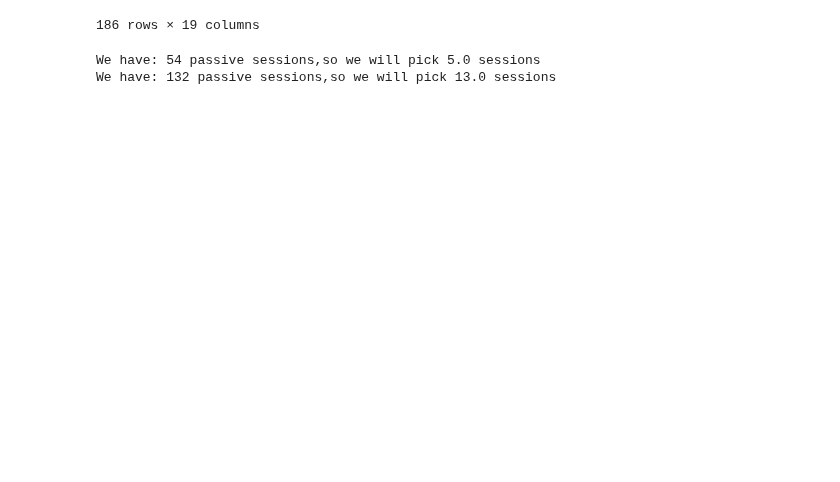
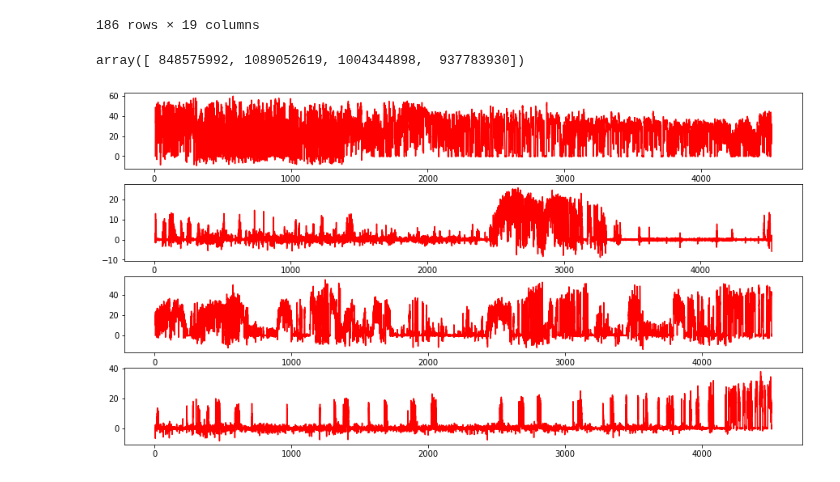
Before and after one commit to MiladQolami/NeuroMatch_2022_group_project, a Jupyter notebook: Coding_Exercise.ipynb, the cells around one changed output. Drawn from its saved outputs; the diff is of its cells as text; code cells hidden in the pictures; blank space fills up the shorter version.

```diff
--- a/Coding_Exercise.ipynb
+++ b/Coding_Exercise.ipynb
@@ -356,15 +356,50 @@ Vip_session_table = session_table.query('cre_line == "Vip-IRES-Cre"')
 186 rows × 19 columns
 # %%
 
-# 3) & 4) Randomly pick just 10% of active and passive sessions (you can increase precentage later) and  Extract experiment ids
-passive_experiment_table = Vip_session_table[Vip_session_table.session_type.str.contains('passive')]
-print(f'We have: {len(passive_experiment_table)} passive sessions,so we will pick {np.round(len(passive_experiment_table)/10)} sessions')
-passive_experiment_ids = passive_experiment_table.sample(5).ophys_experiment_id.values
+# 3)  Randomly pick just 2% of active and passive sessions (you can increase precentage later)
+# and  Extract experiment ids
 
-active_experiment_table = Vip_session_table[~Vip_session_table.session_type.str.contains('passive')]
-print(f'We have: {len(active_experiment_table)} passive sessions,so we will pick {np.round(len(active_experiment_table)/10)} sessions')
-active_experiment_ids = active_experiment_table.sample(13).ophys_experiment_id.values
+seed = 2020
+np.random.seed(seed)
+passive_sessions_table = Vip_session_table[Vip_session_table.session_type.str.contains('passive')]
+print(f'We have: {len(passive_sessions_table)} passive sessions,so we will pick {np.round(len(passive_sessions_table)*.03)} sessions')
+passive_random_index = np.random.random_integers(0,54,2)
+passive_behavior_session_ids = passive_sessions_table.iloc[passive_random_index].behavior_session_id.values
+passive_experiment_ids=[]
+for id in passive_behavior_session_ids:
+    passive_experiment_ids.append(passive_sessions_table[passive_sessions_table.behavior_session_id == id ].index[0])
+
+active_sessions_table = Vip_session_table[~Vip_session_table.session_type.str.contains('passive')]
+print(f'We have: {len(active_sessions_table)} active sessions,so we will pick {np.round(len(active_sessions_table)*.03)} sessions')
+active_random_index = np.random.random_integers(0,132,4)
+active_behavior_session_ids = active_sessions_table.iloc[active_random_index].behavior_session_id.values
+active_experiment_ids=[]
+for id in active_behavior_session_ids:
+    active_experiment_ids.append(active_sessions_table[active_sessions_table.behavior_session_id == id ].index[0])
 # %% [output]
-We have: 54 passive sessions,so we will pick 5.0 sessions
-We have: 132 passive sessions,so we will pick 13.0 sessions
+array([ 848575992, 1089052619, 1004344898,  937783930])
+# %%
+# 4) Download Behavior sessoins for active and passive sessions
+passive_behavior_sessions = {}
+for id in passive_behavior_session_ids:
+  passive_behavior_sessions[id] = cache.get_behavior_session(id)
+
+active_behavior_sessions = {}
+for id in active_behavior_session_ids:
+  active_behavior_sessions[id] = cache.get_behavior_session(id)
+# %%
+# plotting running speed speed in defferent sessions
+for n,id_passive in enumerate(passive_behavior_session_ids):
+  RunningSpeed = passive_behavior_sessions[id].running_speed
+  plt.subplot(2,1,n+1)
+  plt.plot(RunningSpeed.timestamps.values,RunningSpeed.speed.values)
+plt.title('Running speed during 2 passive session')
+
+
+for n,id in enumerate(active_behavior_session_ids):
+    RunningSpeed = active_behavior_sessions[id].running_speed
+    plt.subplot(4,1,n+1)
+    plt.plot(RunningSpeed.timestamps.values,RunningSpeed.speed.values,'r')
+# %% [output]
+[figure, added]
 # %%
```
Also changed, not shown: parts of 5 cells of this notebook.
